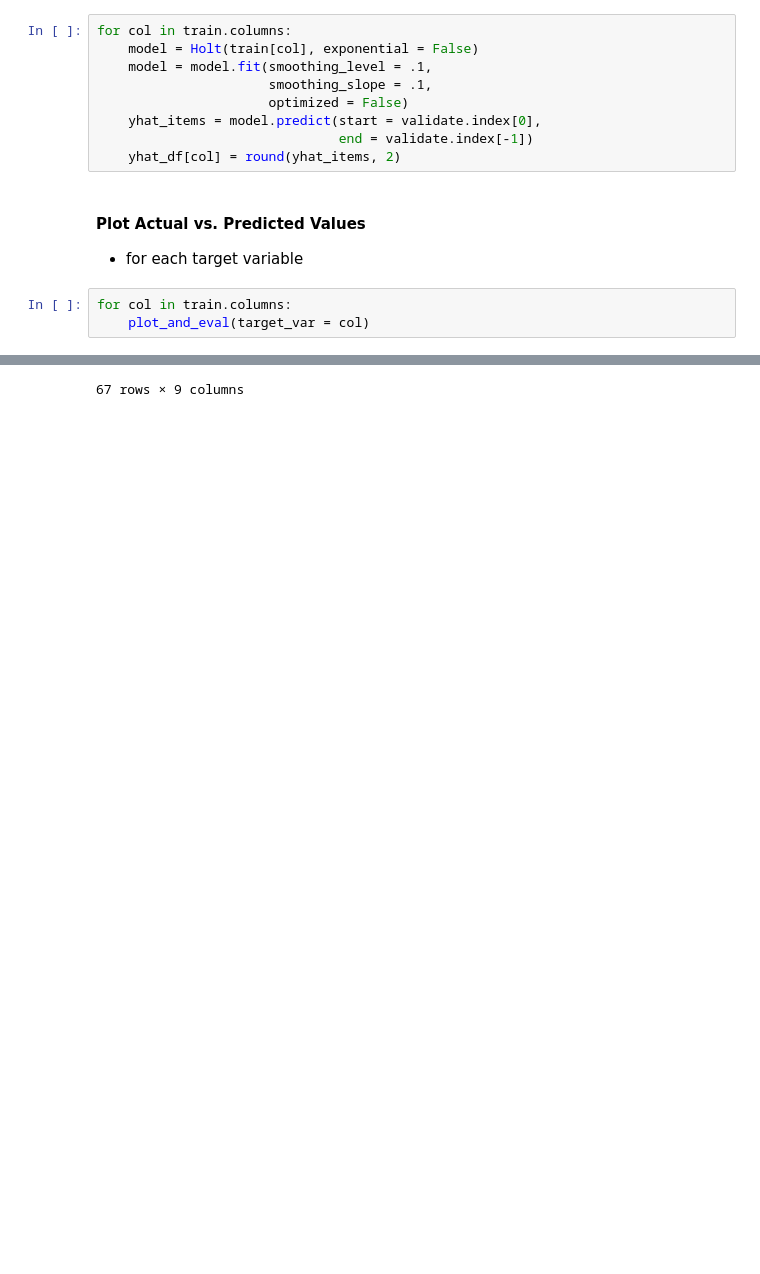
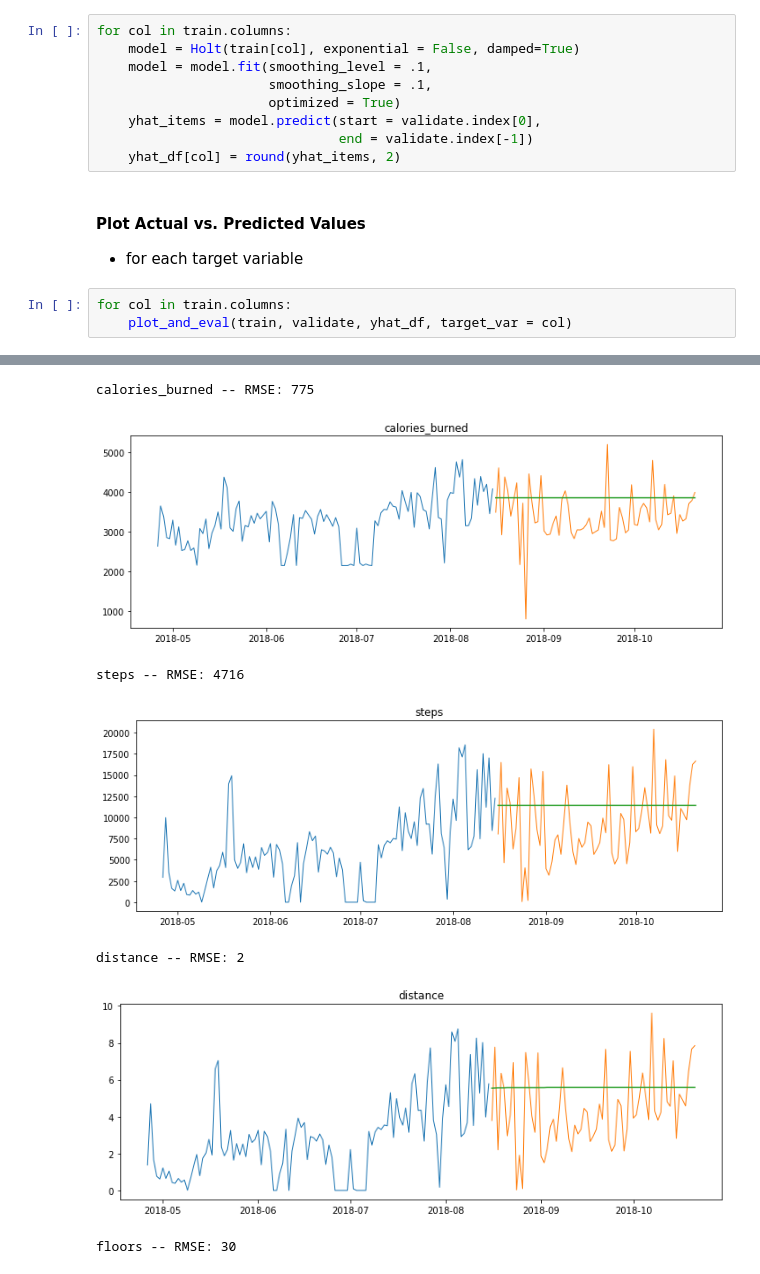
Before and after one commit to Brandon-Martinez27/fitbit_time_series_forecasting, a Jupyter notebook: model.ipynb, the cells around one changed output, grey strips where cells are left out. Drawn from its saved outputs; the diff is of its cells as text; blank space fills up the shorter version.

Commit message:
updates to modeling, best model and test evaluation

```diff
--- a/model.ipynb
+++ b/model.ipynb
@@ -406,10 +406,10 @@ fit:
 - smoothing_slope (β): value between (0,1)
 # %%
 for col in train.columns:
-    model = Holt(train[col], exponential = False)
+    model = Holt(train[col], exponential = False, damped=True)
     model = model.fit(smoothing_level = .1,
                       smoothing_slope = .1,
-                      optimized = False)
+                      optimized = True)
     yhat_items = model.predict(start = validate.index[0],
                                end = validate.index[-1])
     yhat_df[col] = round(yhat_items, 2)
@@ -418,5 +418,5 @@ for col in train.columns:
 - for each target variable
 # %%
 for col in train.columns:
-    plot_and_eval(target_var = col)
+    plot_and_eval(train, validate, yhat_df, target_var = col)
 # %% [output]
@@ -436 +423,7 @@ for col in train.columns:
-67 rows × 9 columns
+calories_burned -- RMSE: 775
+[figure, added]
+steps -- RMSE: 4716
+[figure, added]
+distance -- RMSE: 2
+[figure, added]
+floors -- RMSE: 30
```
Also changed, not shown: parts of 29 cells of this notebook.
